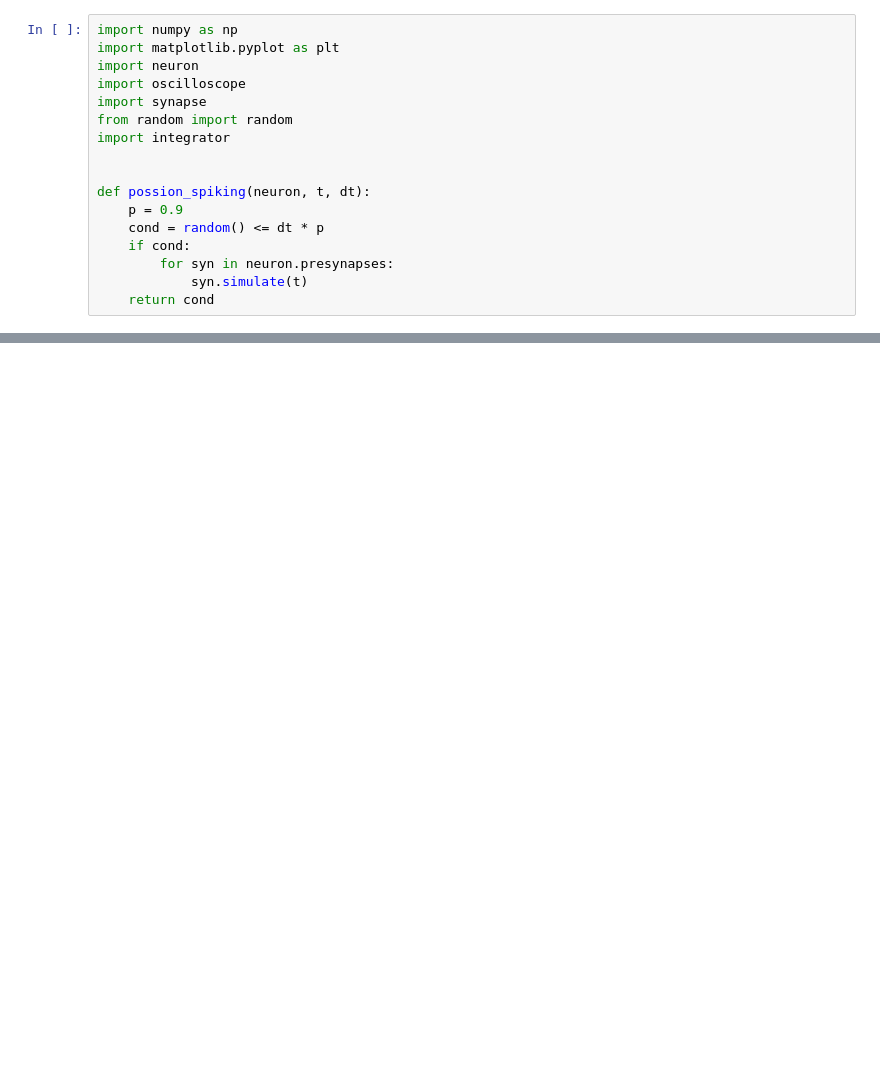
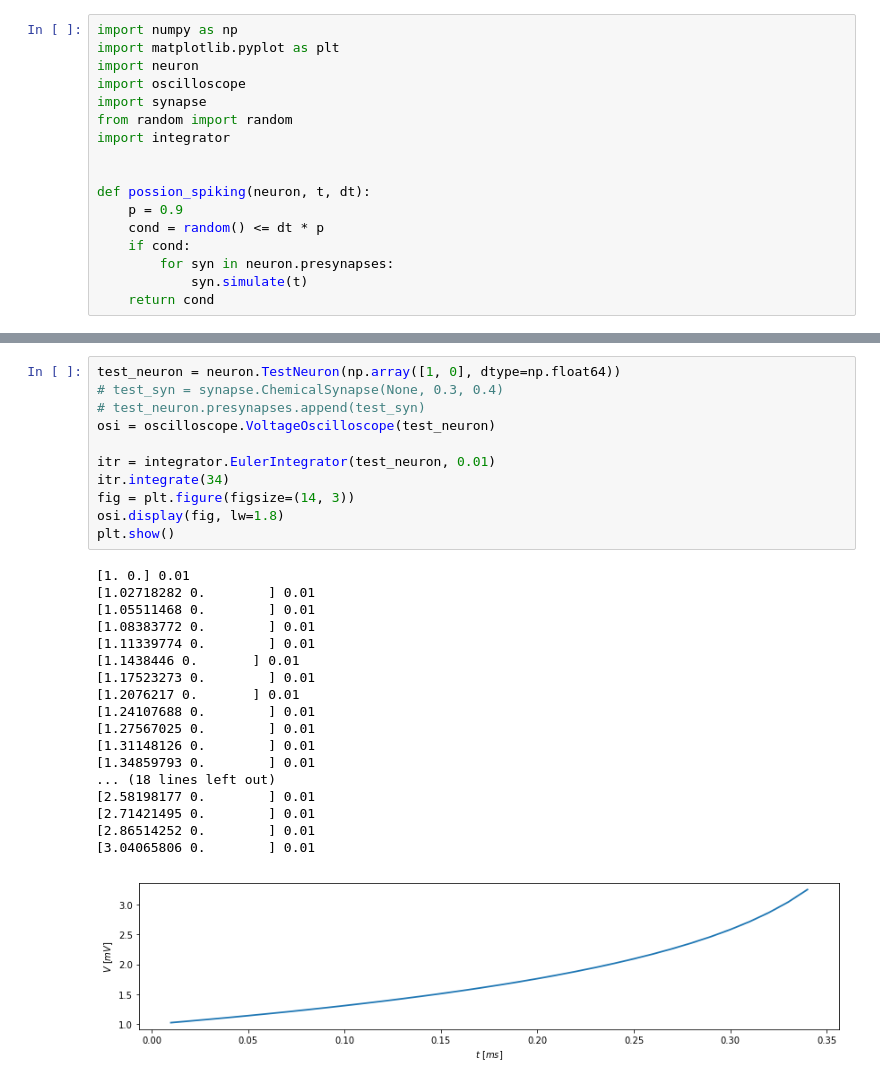
Before and after one commit to monlie/pyBrain, a Jupyter notebook: Untitled.ipynb, the cells around one changed output, grey strips where cells are left out. Drawn from its saved outputs; the diff is of its cells as text; blank space fills up the shorter version.

```diff
--- a/Untitled.ipynb
+++ b/Untitled.ipynb
@@ -32,0 +33,30 @@ plt.show()
+# %%
+test_neuron = neuron.TestNeuron(np.array([1, 0], dtype=np.float64))
+# test_syn = synapse.ChemicalSynapse(None, 0.3, 0.4)
+# test_neuron.presynapses.append(test_syn)
+osi = oscilloscope.VoltageOscilloscope(test_neuron)
+
+itr = integrator.EulerIntegrator(test_neuron, 0.01)
+itr.integrate(34)
+fig = plt.figure(figsize=(14, 3))
+osi.display(fig, lw=1.8)
+plt.show()
+# %% [output]
+[1. 0.] 0.01
+[1.02718282 0.        ] 0.01
+[1.05511468 0.        ] 0.01
+[1.08383772 0.        ] 0.01
+[1.11339774 0.        ] 0.01
+[1.1438446 0.       ] 0.01
+[1.17523273 0.        ] 0.01
+[1.2076217 0.       ] 0.01
+[1.24107688 0.        ] 0.01
+[1.27567025 0.        ] 0.01
+[1.31148126 0.        ] 0.01
+[1.34859793 0.        ] 0.01
+... (18 lines left out)
+[2.58198177 0.        ] 0.01
+[2.71421495 0.        ] 0.01
+[2.86514252 0.        ] 0.01
+[3.04065806 0.        ] 0.01
+[figure, added]
```
Also changed, not shown: parts of 1 cell of this notebook, 4 other files.
